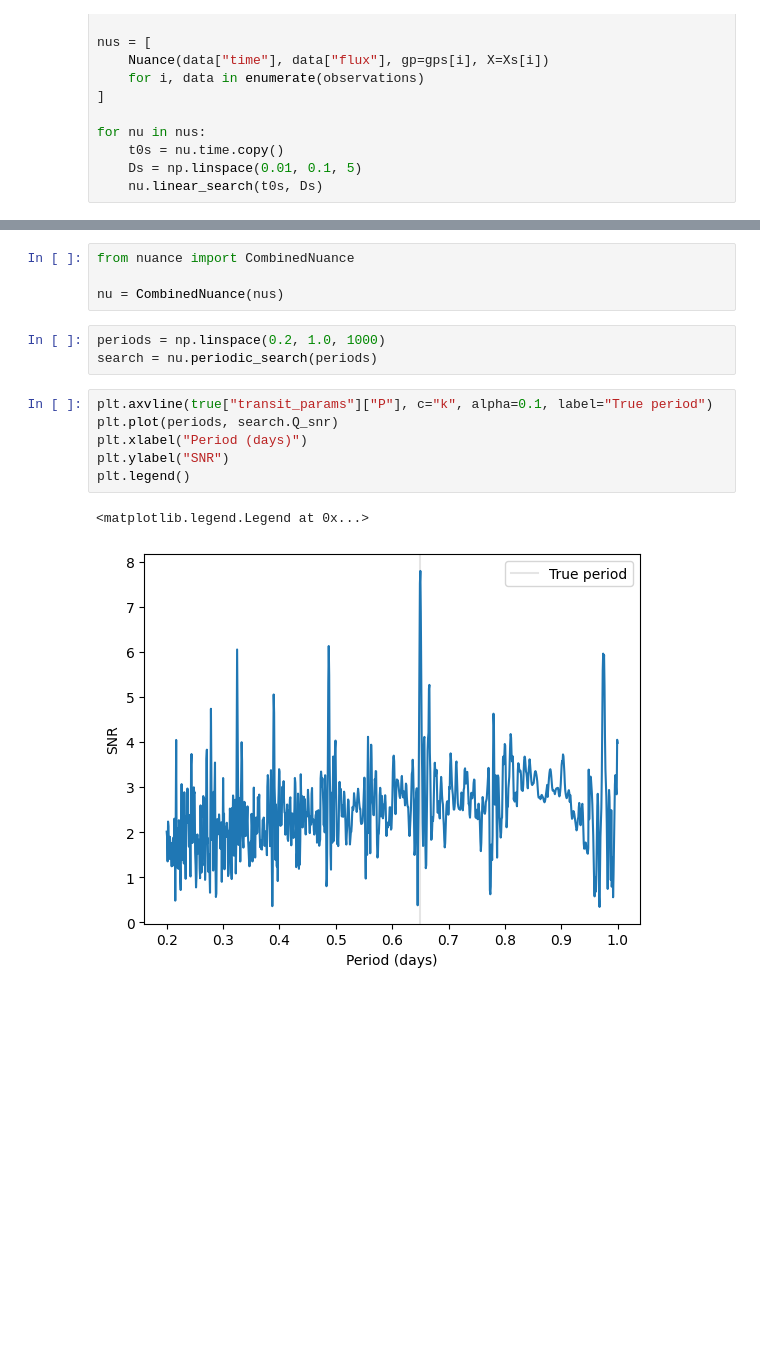
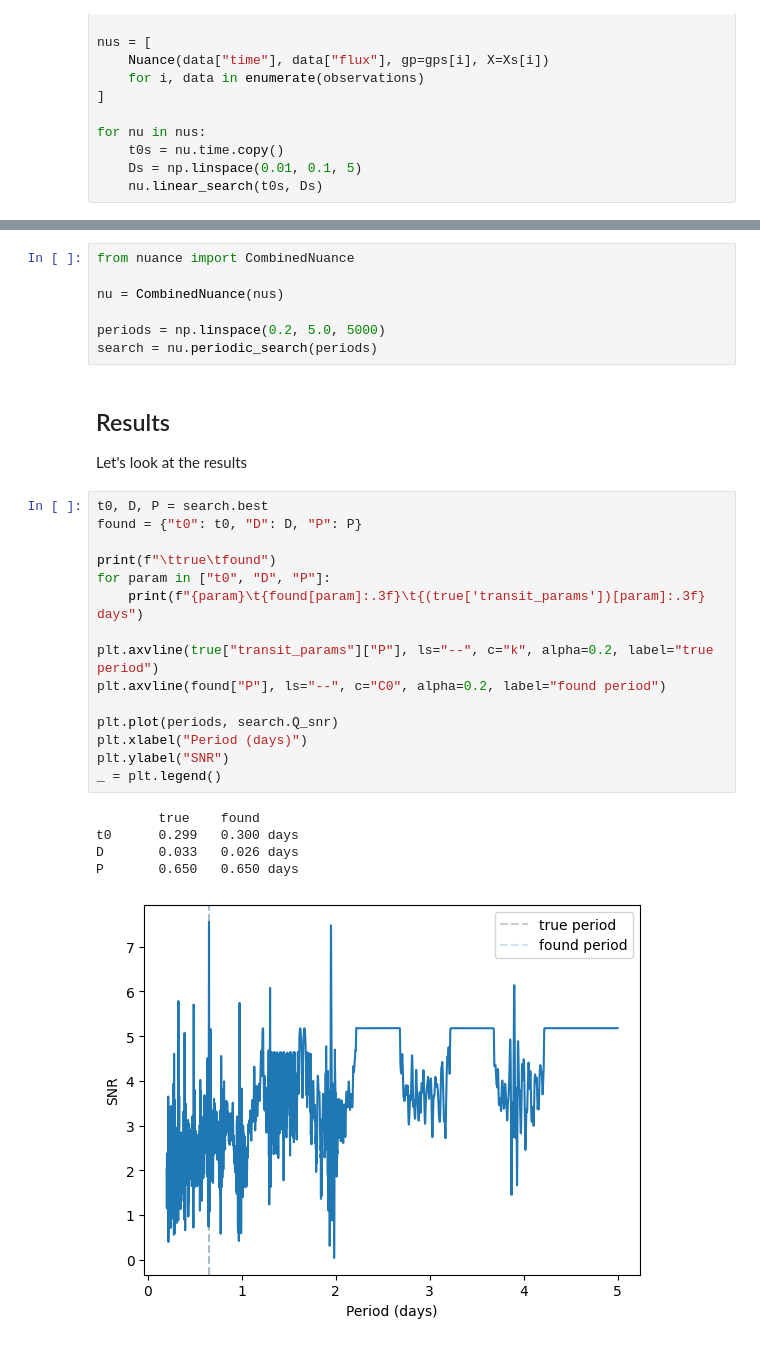
Before and after one commit to lgrcia/nuance, a Jupyter notebook: docs/notebooks/tutorials/ground_based.ipynb, the cells around one changed output, grey strips where cells are left out. Saved outputs shown, nothing was run; the diff lists cells and outputs as text; blank space fills up the shorter version.

```diff
--- a/docs/notebooks/tutorials/ground_based.ipynb
+++ b/docs/notebooks/tutorials/ground_based.ipynb
@@ -87,15 +105,31 @@ for nu in nus:
 from nuance import CombinedNuance
 
 nu = CombinedNuance(nus)
+
+periods = np.linspace(0.2, 5.0, 5000)
+search = nu.periodic_search(periods)
-# %%
-periods = np.linspace(0.2, 1.0, 1000)
-search = nu.periodic_search(periods)
+# %% [markdown]
+## Results
+
+Let's look at the results
 # %%
-plt.axvline(true["transit_params"]["P"], c="k", alpha=0.1, label="True period")
+t0, D, P = search.best
+found = {"t0": t0, "D": D, "P": P}
+
+print(f"\ttrue\tfound")
+for param in ["t0", "D", "P"]:
+    print(f"{param}\t{found[param]:.3f}\t{(true['transit_params'])[param]:.3f} days")
+
+plt.axvline(true["transit_params"]["P"], ls="--", c="k", alpha=0.2, label="true period")
+plt.axvline(found["P"], ls="--", c="C0", alpha=0.2, label="found period")
+
 plt.plot(periods, search.Q_snr)
 plt.xlabel("Period (days)")
 plt.ylabel("SNR")
-plt.legend()
+_ = plt.legend()
 # %% [output]
-<matplotlib.legend.Legend at 0x...>
+        true    found
+t0      0.299   0.300 days
+D       0.033   0.026 days
+P       0.650   0.650 days
-[figure, old version]
+[figure, new version]
```
Also changed, not shown: parts of 19 cells of this notebook, 2 other files.
